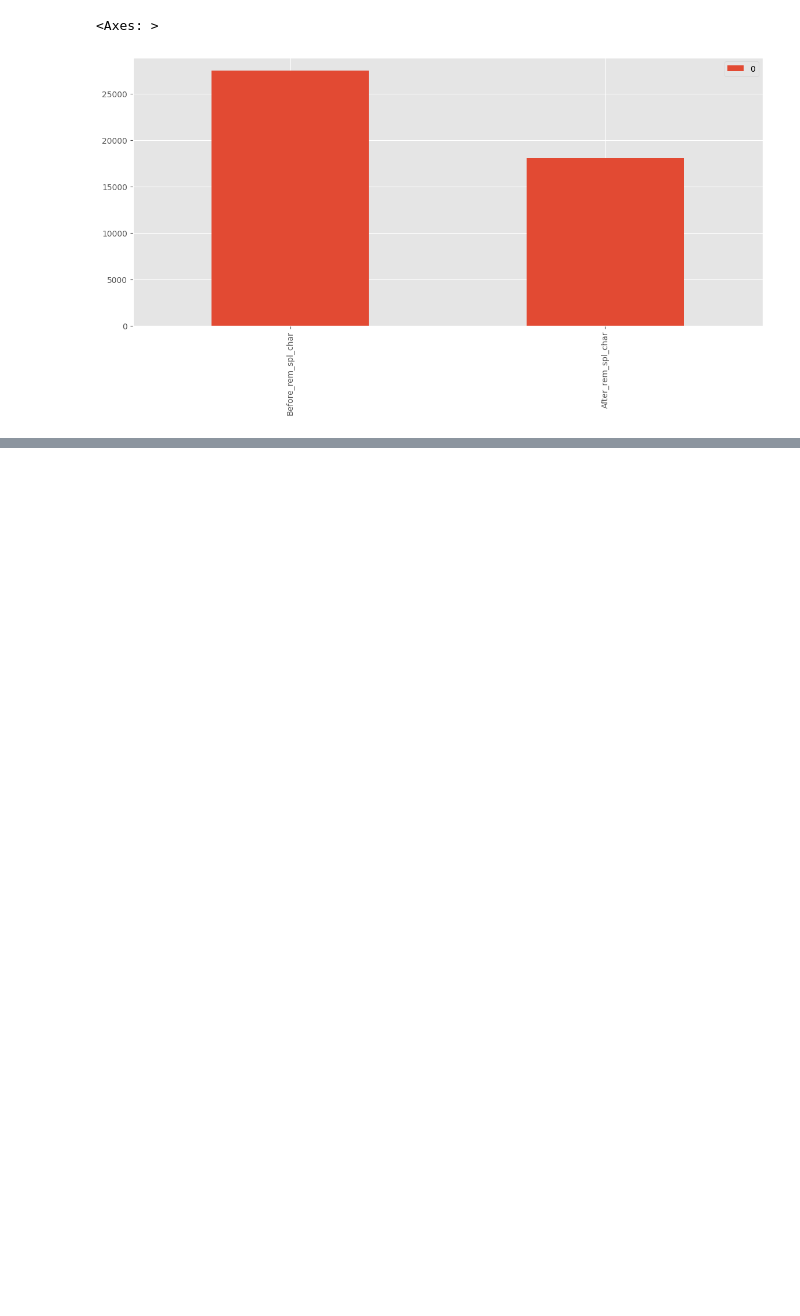
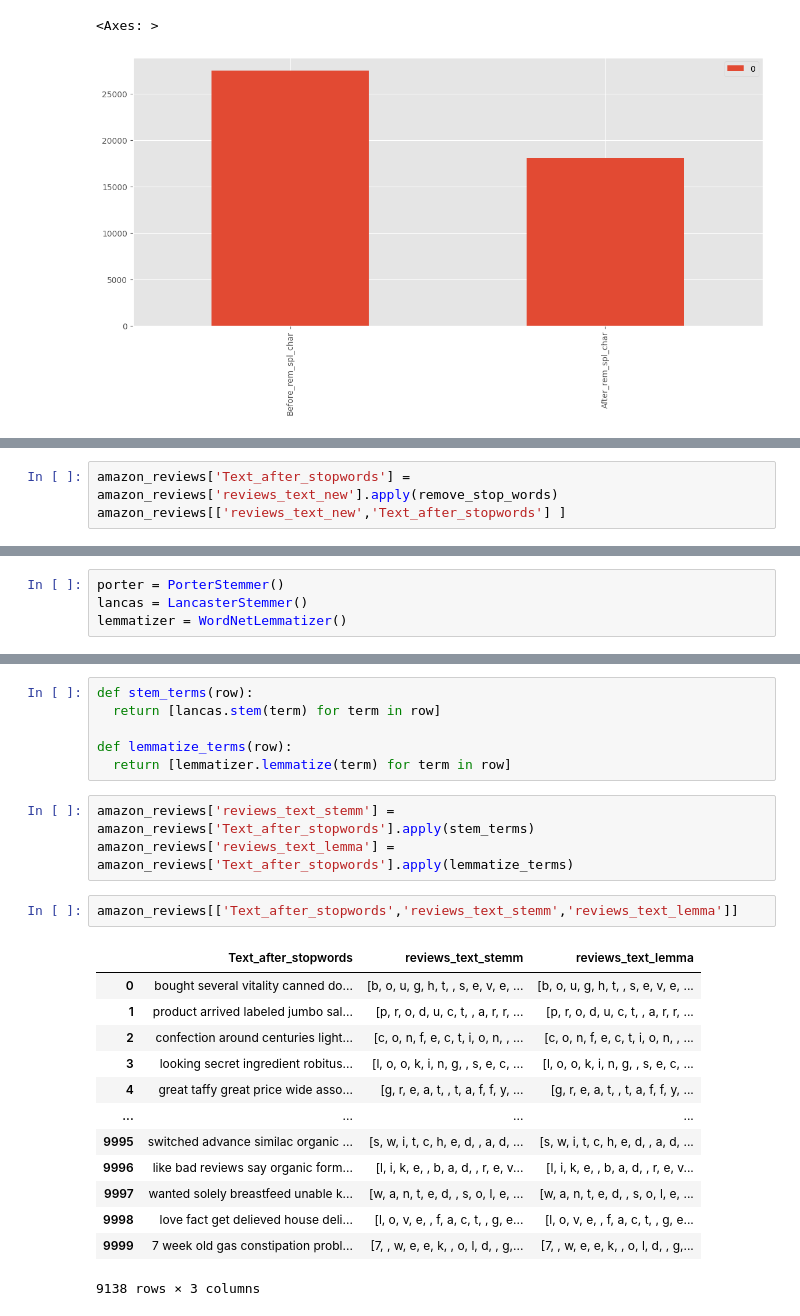
Before and after one commit to techsidh/Amazon-reviews-sentiment-analysis, a Jupyter notebook: Amazon_Review.ipynb, the cells around one changed output, grey strips where cells are left out. Drawn from its saved outputs; the diff is of its cells as text; blank space fills up the shorter version.

```diff
--- a/Amazon_Review.ipynb
+++ b/Amazon_Review.ipynb
@@ -303,0 +368,3 @@ df.plot(kind = 'bar')
+# %%
+amazon_reviews['Text_after_stopwords'] = amazon_reviews['reviews_text_new'].apply(remove_stop_words)
+amazon_reviews[['reviews_text_new','Text_after_stopwords'] ]
@@ -303,0 +395,4 @@ df.plot(kind = 'bar')
+# %%
+porter = PorterStemmer()
+lancas = LancasterStemmer()
+lemmatizer = WordNetLemmatizer()
@@ -303,0 +431,25 @@ df.plot(kind = 'bar')
+# %%
+def stem_terms(row):
+  return [lancas.stem(term) for term in row]
+
+def lemmatize_terms(row):
+  return [lemmatizer.lemmatize(term) for term in row]
+# %%
+amazon_reviews['reviews_text_stemm'] = amazon_reviews['Text_after_stopwords'].apply(stem_terms)
+amazon_reviews['reviews_text_lemma'] = amazon_reviews['Text_after_stopwords'].apply(lemmatize_terms)
+# %%
+amazon_reviews[['Text_after_stopwords','reviews_text_stemm','reviews_text_lemma']]
+# %% [output]
+|  | Text_after_stopwords | reviews_text_stemm | reviews_text_lemma |
+| 0 | bought several vitality canned do... | [b, o, u, g, h, t, , s, e, v, e, ... | [b, o, u, g, h, t, , s, e, v, e, ... |
+| 1 | product arrived labeled jumbo sal... | [p, r, o, d, u, c, t, , a, r, r, ... | [p, r, o, d, u, c, t, , a, r, r, ... |
+| 2 | confection around centuries light... | [c, o, n, f, e, c, t, i, o, n, , ... | [c, o, n, f, e, c, t, i, o, n, , ... |
+| 3 | looking secret ingredient robitus... | [l, o, o, k, i, n, g, , s, e, c, ... | [l, o, o, k, i, n, g, , s, e, c, ... |
+| 4 | great taffy great price wide asso... | [g, r, e, a, t, , t, a, f, f, y, ... | [g, r, e, a, t, , t, a, f, f, y, ... |
+| ... | ... | ... | ... |
+| 9995 | switched advance similac organic ... | [s, w, i, t, c, h, e, d, , a, d, ... | [s, w, i, t, c, h, e, d, , a, d, ... |
+| 9996 | like bad reviews say organic form... | [l, i, k, e, , b, a, d, , r, e, v... | [l, i, k, e, , b, a, d, , r, e, v... |
+| 9997 | wanted solely breastfeed unable k... | [w, a, n, t, e, d, , s, o, l, e, ... | [w, a, n, t, e, d, , s, o, l, e, ... |
+| 9998 | love fact get delieved house deli... | [l, o, v, e, , f, a, c, t, , g, e... | [l, o, v, e, , f, a, c, t, , g, e... |
+| 9999 | 7 week old gas constipation probl... | [7, , w, e, e, k, , o, l, d, , g,... | [7, , w, e, e, k, , o, l, d, , g,... |
+9138 rows × 3 columns
```
Also changed, not shown: parts of 12 cells of this notebook.
